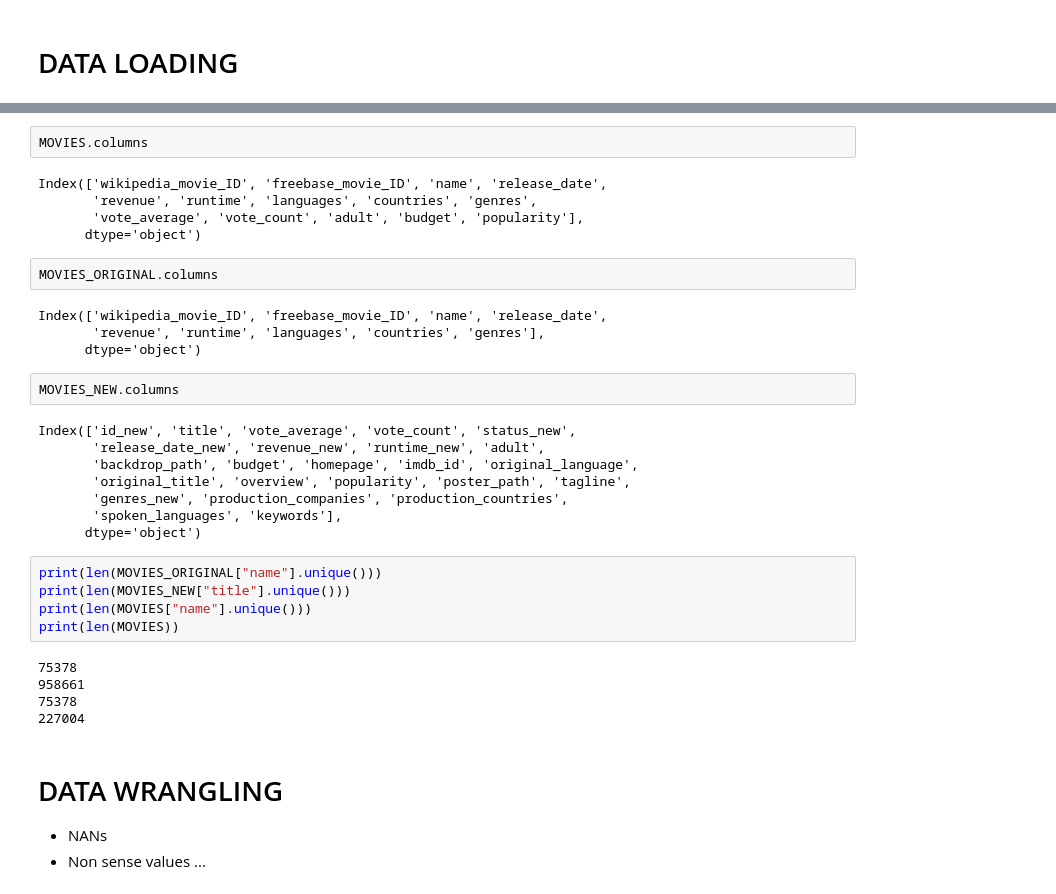
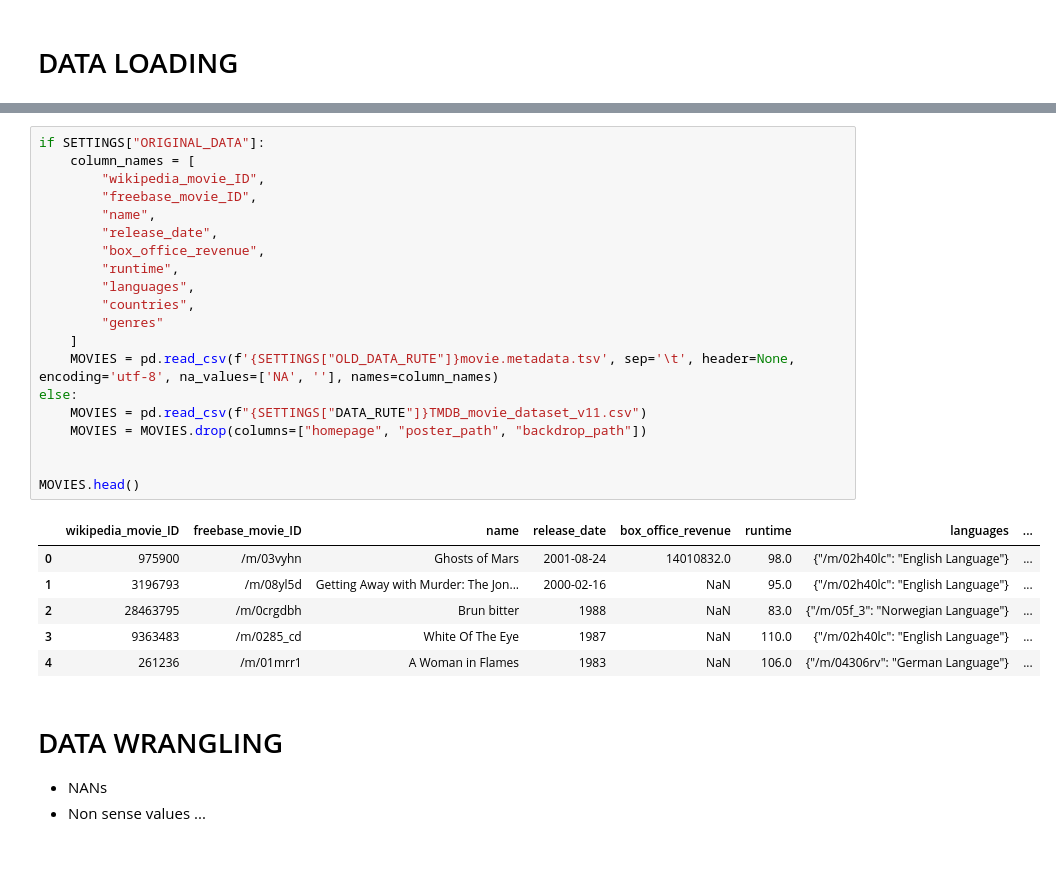
Before and after one commit to epfl-ada/ada-2024-project-alpacadreamagency, a Jupyter notebook: results.ipynb, the cells around one changed output, grey strips where cells are left out. Drawn from its saved outputs; the diff is of its cells as text; blank space fills up the shorter version.

```diff
--- a/results.ipynb
+++ b/results.ipynb
@@ -123,36 +18,30 @@ MOVIES.head()
-# %%
-MOVIES.columns
-# %% [output]
-Index(['wikipedia_movie_ID', 'freebase_movie_ID', 'name', 'release_date',
-       'revenue', 'runtime', 'languages', 'countries', 'genres',
-       'vote_average', 'vote_count', 'adult', 'budget', 'popularity'],
-      dtype='object')
-# %%
-MOVIES_ORIGINAL.columns
-# %% [output]
-Index(['wikipedia_movie_ID', 'freebase_movie_ID', 'name', 'release_date',
-       'revenue', 'runtime', 'languages', 'countries', 'genres'],
-      dtype='object')
-# %%
-MOVIES_NEW.columns
-# %% [output]
-Index(['id_new', 'title', 'vote_average', 'vote_count', 'status_new',
-       'release_date_new', 'revenue_new', 'runtime_new', 'adult',
-       'backdrop_path', 'budget', 'homepage', 'imdb_id', 'original_language',
-       'original_title', 'overview', 'popularity', 'poster_path', 'tagline',
-       'genres_new', 'production_companies', 'production_countries',
-       'spoken_languages', 'keywords'],
-      dtype='object')
-# %%
-print(len(MOVIES_ORIGINAL["name"].unique()))
-print(len(MOVIES_NEW["title"].unique()))
-print(len(MOVIES["name"].unique()))
-print(len(MOVIES))
-# %% [output]
-75378
-958661
-75378
-227004
+# %%
+if SETTINGS["ORIGINAL_DATA"]:
+    column_names = [
+        "wikipedia_movie_ID",
+        "freebase_movie_ID",
+        "name",
+        "release_date",
+        "box_office_revenue",
+        "runtime",
+        "languages",
+        "countries",
+        "genres"
+    ]
+    MOVIES = pd.read_csv(f'{SETTINGS["OLD_DATA_RUTE"]}movie.metadata.tsv', sep='\t', header=None, encoding='utf-8', na_values=['NA', ''], names=column_names)
+else:
+    MOVIES = pd.read_csv(f"{SETTINGS["DATA_RUTE"]}TMDB_movie_dataset_v11.csv")
+    MOVIES = MOVIES.drop(columns=["homepage", "poster_path", "backdrop_path"])
+
+
+MOVIES.head()
+# %% [output]
+|  | wikipedia_movie_ID | freebase_movie_ID | name | release_date | box_office_revenue | runtime | languages | ... |
+| 0 | 975900 | /m/03vyhn | Ghosts of Mars | 2001-08-24 | 14010832.0 | 98.0 | {"/m/02h40lc": "English Language"} | ... |
+| 1 | 3196793 | /m/08yl5d | Getting Away with Murder: The Jon... | 2000-02-16 | NaN | 95.0 | {"/m/02h40lc": "English Language"} | ... |
+| 2 | 28463795 | /m/0crgdbh | Brun bitter | 1988 | NaN | 83.0 | {"/m/05f_3": "Norwegian Language"} | ... |
+| 3 | 9363483 | /m/0285_cd | White Of The Eye | 1987 | NaN | 110.0 | {"/m/02h40lc": "English Language"} | ... |
+| 4 | 261236 | /m/01mrr1 | A Woman in Flames | 1983 | NaN | 106.0 | {"/m/04306rv": "German Language"} | ... |
 # %% [markdown]
 # DATA WRANGLING
 
```
Also changed, not shown: parts of 22 cells of this notebook.
